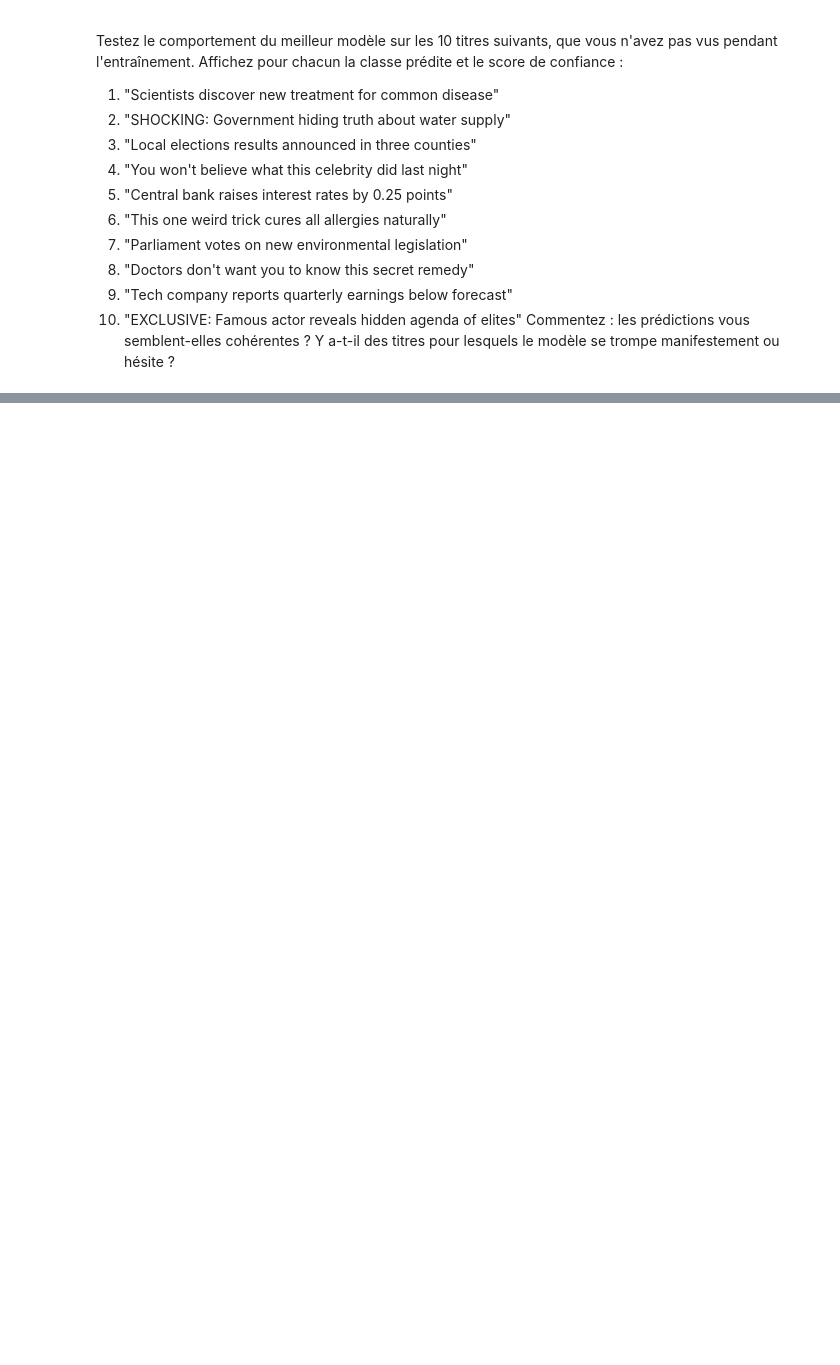
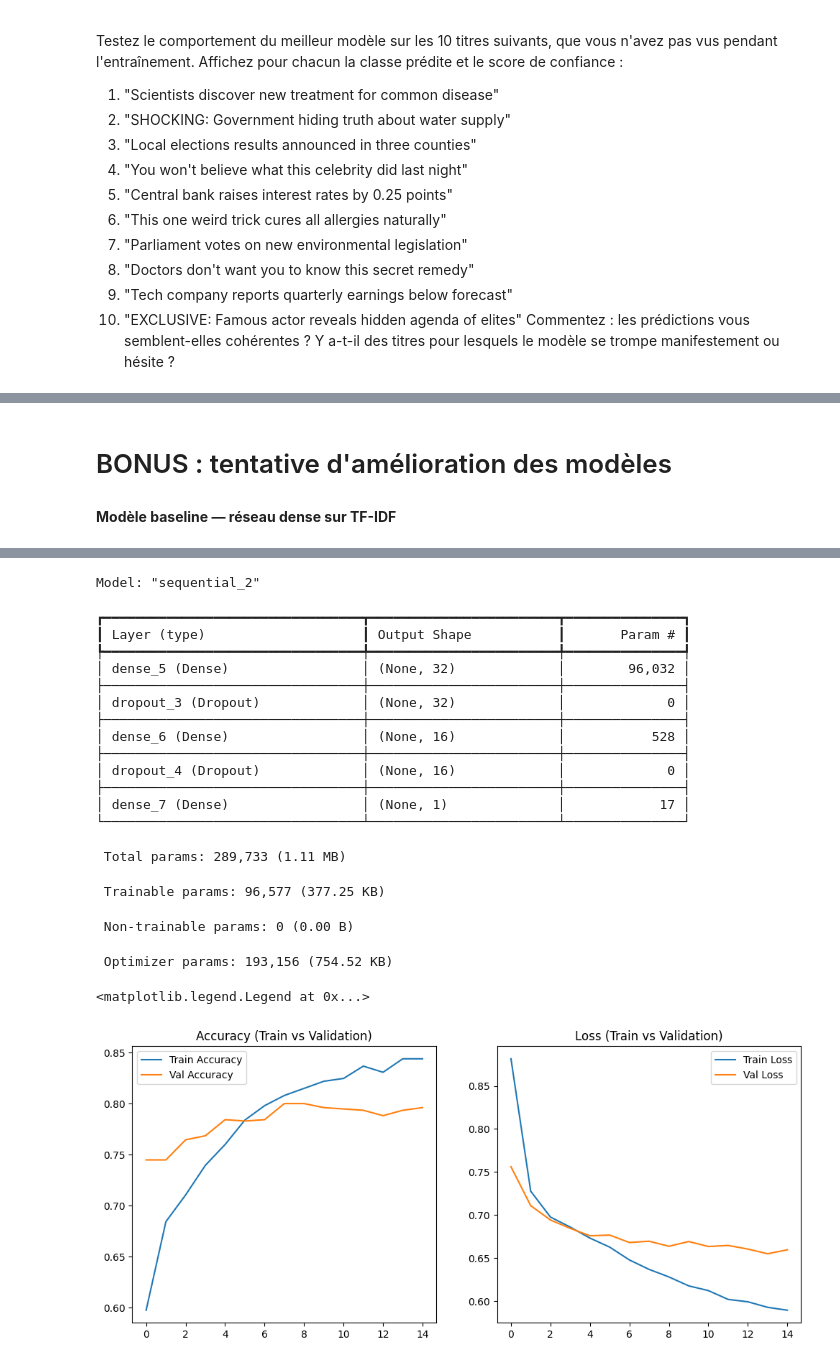
Before and after one commit to fikhadriouene/ECF4-ikhadriouene-farid, a Jupyter notebook: notebook/ecf_fake_news.ipynb, the cells around one changed output, grey strips where cells are left out. Saved outputs shown, nothing was run; the diff lists cells and outputs as text; code cells hidden in the pictures; blank space fills up the shorter version.

```diff
--- a/notebook/ecf_fake_news.ipynb
+++ b/notebook/ecf_fake_news.ipynb
@@ -1108,0 +1144,60 @@ robust_df
+# %% [markdown]
+# BONUS : tentative d'amélioration des modèles
+# %% [markdown]
+**Modèle baseline — réseau dense sur TF-IDF**
+# %%
+callbacks_baseline = [
+    EarlyStopping(monitor='val_loss', patience=10, restore_best_weights=True, verbose=1),
+    ModelCheckpoint('../models/best_model_ameliore.keras', monitor='val_accuracy', save_best_only=True, verbose=1)
+]
+
+model_baseline_ameliore = Sequential([
+    Dense(32, activation='relu',kernel_regularizer='l2'),
+    Dropout(0.5),
+    Dense(16, activation='relu',kernel_regularizer='l2'),
+    Dropout(0.4),
+    Dense(1, activation='sigmoid')
+])
+
+
+model_baseline_ameliore.compile(
+    optimizer="adam",
+    loss='binary_crossentropy',
+    metrics=['accuracy']
+)
+
+
+
+history_baseline_ameliore = model_baseline_ameliore.fit(
+    X_train_tfidf,
+    y_train_clean,
+    epochs=15,
+    validation_split=0.15,
+    callbacks=callbacks_baseline,
+    verbose=1
+)
+
+model_baseline_ameliore.summary()
+
+acc = history_baseline_ameliore.history['accuracy']
+val_acc = history_baseline_ameliore.history['val_accuracy']
+loss = history_baseline_ameliore.history['loss']
+val_loss = history_baseline_ameliore.history['val_loss']
+epochs_range = range(len(acc))
+
+plt.figure(figsize=(12, 5))
+
+# Courbe d'Accuracy
+plt.subplot(1, 2, 1)
+plt.plot(epochs_range, acc, label='Train Accuracy')
+plt.plot(epochs_range, val_acc, label='Val Accuracy')
+plt.title('Accuracy (Train vs Validation)')
+plt.legend()
+
+# Courbe de Loss
+plt.subplot(1, 2, 2)
+plt.plot(epochs_range, loss, label='Train Loss')
+plt.plot(epochs_range, val_loss, label='Val Loss')
+plt.title('Loss (Train vs Validation)')
+plt.legend()
+# %% [output]
@@ -1108,0 +1221,20 @@ robust_df
+Model: "sequential_2"
+┏━━━━━━━━━━━━━━━━━━━━━━━━━━━━━━━━━┳━━━━━━━━━━━━━━━━━━━━━━━━┳━━━━━━━━━━━━━━━┓
+┃ Layer (type)                    ┃ Output Shape           ┃       Param # ┃
+┡━━━━━━━━━━━━━━━━━━━━━━━━━━━━━━━━━╇━━━━━━━━━━━━━━━━━━━━━━━━╇━━━━━━━━━━━━━━━┩
+│ dense_5 (Dense)                 │ (None, 32)             │        96,032 │
+├─────────────────────────────────┼────────────────────────┼───────────────┤
+│ dropout_3 (Dropout)             │ (None, 32)             │             0 │
+├─────────────────────────────────┼────────────────────────┼───────────────┤
+│ dense_6 (Dense)                 │ (None, 16)             │           528 │
+├─────────────────────────────────┼────────────────────────┼───────────────┤
+│ dropout_4 (Dropout)             │ (None, 16)             │             0 │
+├─────────────────────────────────┼────────────────────────┼───────────────┤
+│ dense_7 (Dense)                 │ (None, 1)              │            17 │
+└─────────────────────────────────┴────────────────────────┴───────────────┘
+ Total params: 289,733 (1.11 MB)
+ Trainable params: 96,577 (377.25 KB)
+ Non-trainable params: 0 (0.00 B)
+ Optimizer params: 193,156 (754.52 KB)
+<matplotlib.legend.Legend at 0x...>
+[figure, added]
```
Also changed, not shown: parts of 27 cells of this notebook, 13 other files.
